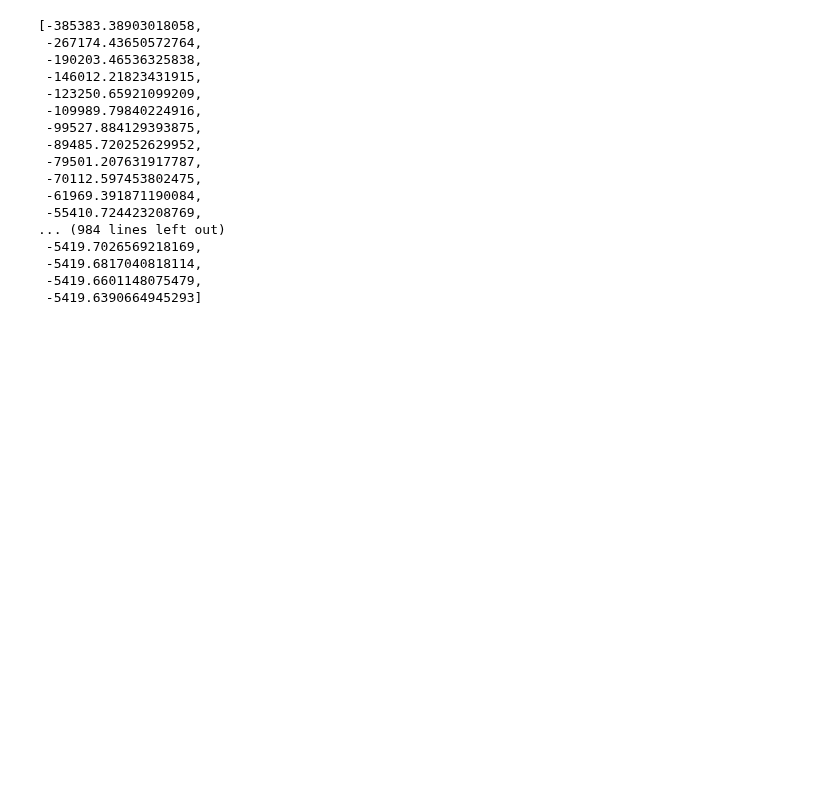
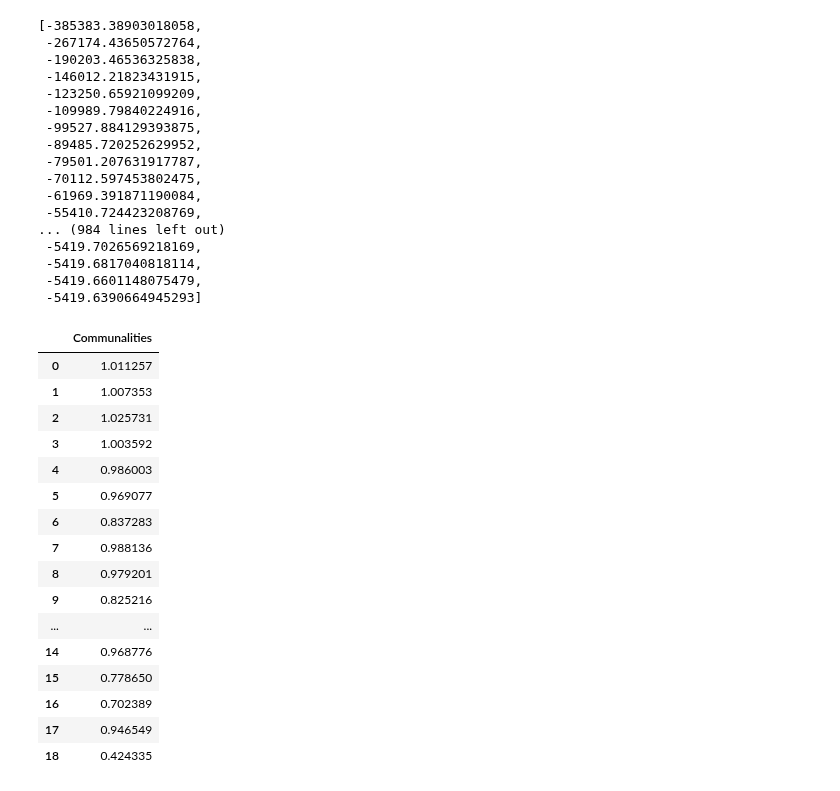
Before and after one commit to et4/stat, a Jupyter notebook: PT 2/main.ipynb, the cells around one changed output. Saved outputs shown, nothing was run; the diff lists cells and outputs as text; code cells hidden in the pictures; blank space fills up the shorter version.

```diff
--- a/PT 2/main.ipynb
+++ b/PT 2/main.ipynb
@@ -319,0 +322,23 @@ fa.loglike_
+# %%
+nfa = FactorAnalyzer()
+nfa.analyze(pd.DataFrame(normalized_data), 5, rotation=None)
+# %%
+nfa.get_communalities()
+# %% [output]
+|  | Communalities |
+| 0 | 1.011257 |
+| 1 | 1.007353 |
+| 2 | 1.025731 |
+| 3 | 1.003592 |
+| 4 | 0.986003 |
+| 5 | 0.969077 |
+| 6 | 0.837283 |
+| 7 | 0.988136 |
+| 8 | 0.979201 |
+| 9 | 0.825216 |
+| ... | ... |
+| 14 | 0.968776 |
+| 15 | 0.778650 |
+| 16 | 0.702389 |
+| 17 | 0.946549 |
+| 18 | 0.424335 |
```
Also changed, not shown: parts of 3 cells of this notebook.
